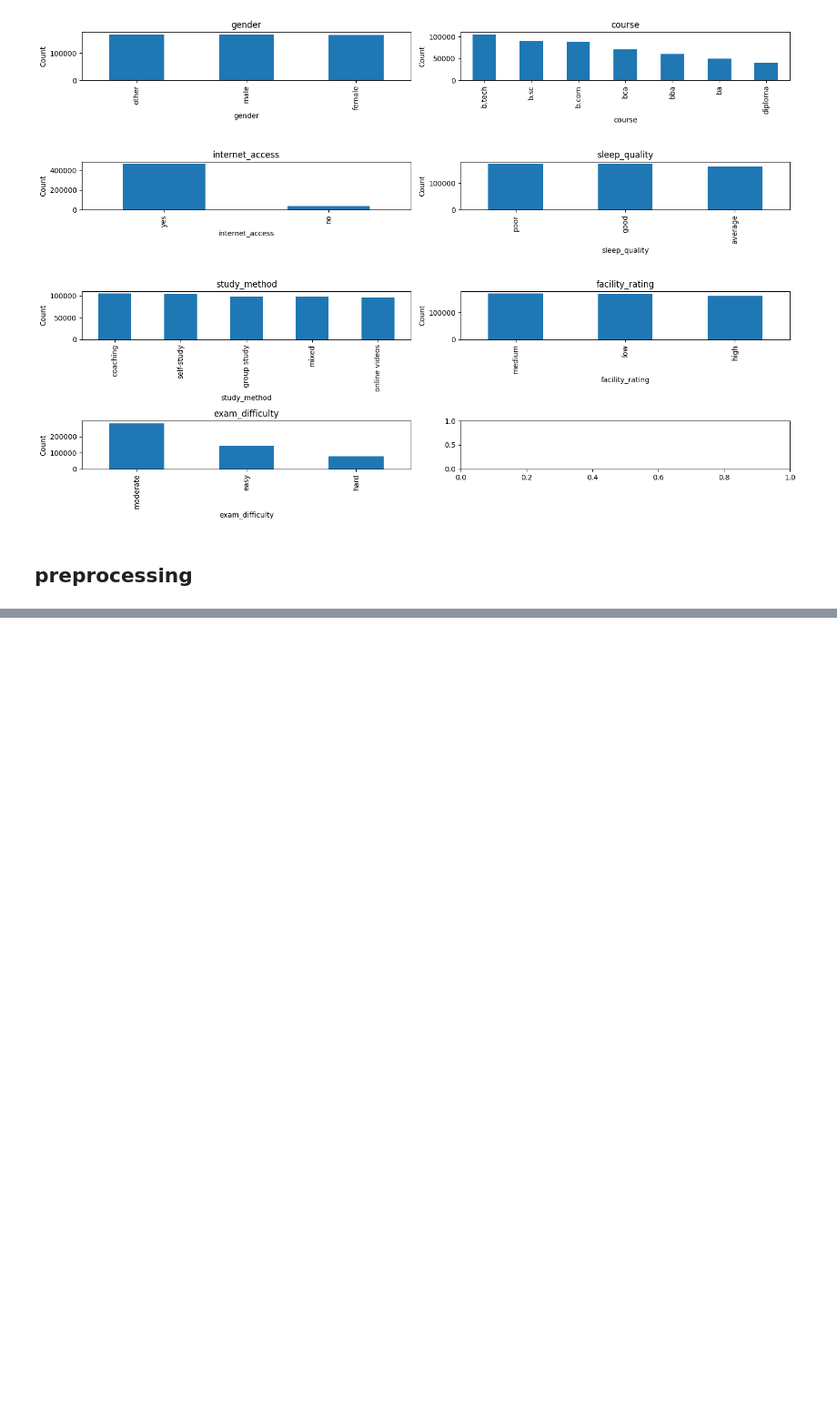
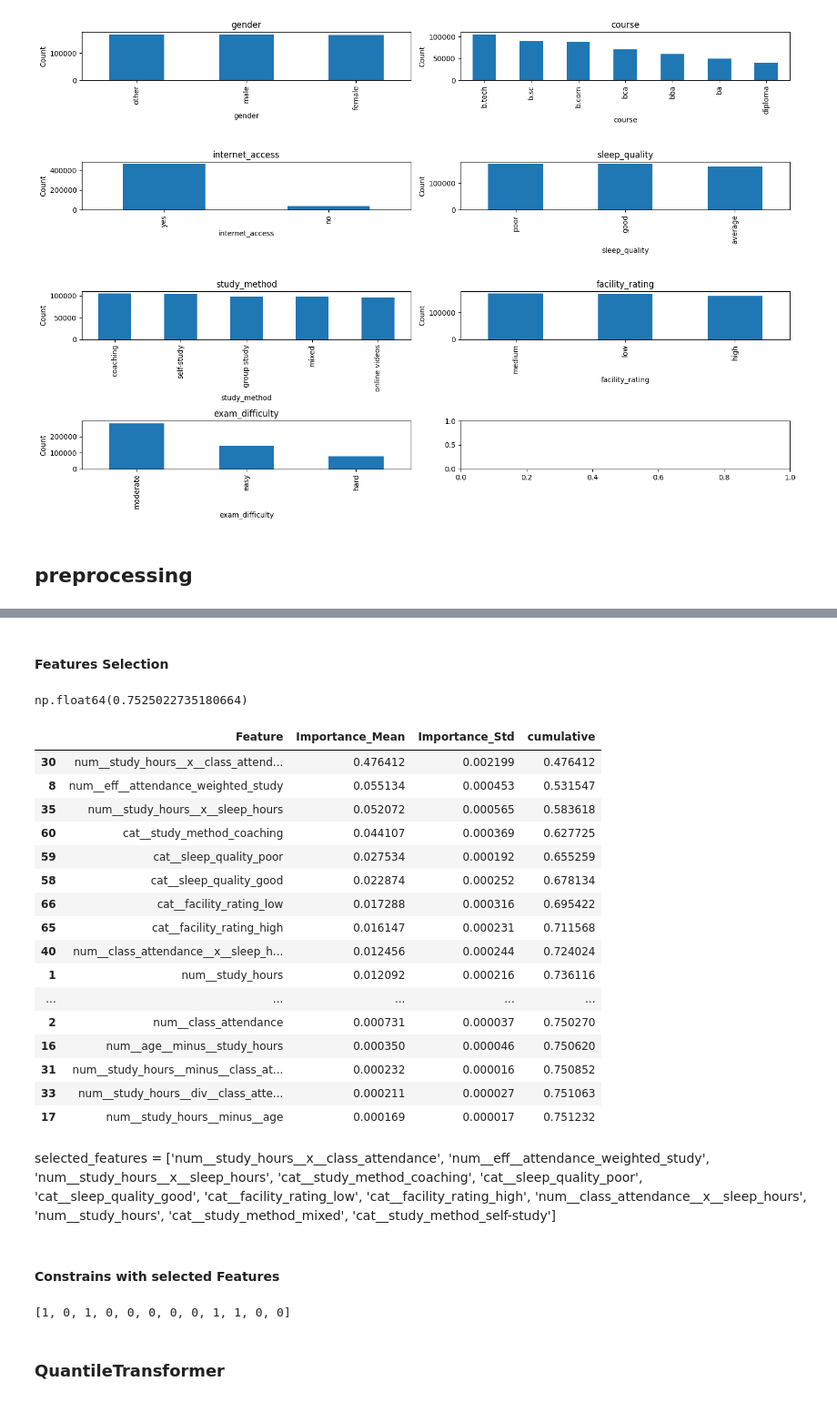
Before and after one commit to BELBINBENORM/my_kaggle_ml_practice, a Jupyter notebook: 26.01.00.Predicting_Student_test_Scores.ipynb, the cells around one changed output, grey strips where cells are left out. Shown at 91% size. Drawn from its saved outputs; the diff is of its cells as text; code cells hidden in the pictures; blank space fills up the shorter version.

```diff
--- a/26.01.00.Predicting_Student_test_Scores.ipynb
+++ b/26.01.00.Predicting_Student_test_Scores.ipynb
@@ -254,0 +318,2 @@ array(['num__age', 'num__study_hours', 'num__class_attendance',
+# %% [markdown]
+#### Features Selection
@@ -254,0 +328,39 @@ array(['num__age', 'num__study_hours', 'num__class_attendance',
+# %%
+total_imp
+# %% [output]
+np.float64(0.7525022735180664)
+# %%
+2perm_imp_sorted.head(20)
+# %% [output]
+|  | Feature | Importance_Mean | Importance_Std | cumulative |
+| 30 | num__study_hours__x__class_attend... | 0.476412 | 0.002199 | 0.476412 |
+| 8 | num__eff__attendance_weighted_study | 0.055134 | 0.000453 | 0.531547 |
+| 35 | num__study_hours__x__sleep_hours | 0.052072 | 0.000565 | 0.583618 |
+| 60 | cat__study_method_coaching | 0.044107 | 0.000369 | 0.627725 |
+| 59 | cat__sleep_quality_poor | 0.027534 | 0.000192 | 0.655259 |
+| 58 | cat__sleep_quality_good | 0.022874 | 0.000252 | 0.678134 |
+| 66 | cat__facility_rating_low | 0.017288 | 0.000316 | 0.695422 |
+| 65 | cat__facility_rating_high | 0.016147 | 0.000231 | 0.711568 |
+| 40 | num__class_attendance__x__sleep_h... | 0.012456 | 0.000244 | 0.724024 |
+| 1 | num__study_hours | 0.012092 | 0.000216 | 0.736116 |
+| ... | ... | ... | ... | ... |
+| 2 | num__class_attendance | 0.000731 | 0.000037 | 0.750270 |
+| 16 | num__age__minus__study_hours | 0.000350 | 0.000046 | 0.750620 |
+| 31 | num__study_hours__minus__class_at... | 0.000232 | 0.000016 | 0.750852 |
+| 33 | num__study_hours__div__class_atte... | 0.000211 | 0.000027 | 0.751063 |
+| 17 | num__study_hours__minus__age | 0.000169 | 0.000017 | 0.751232 |
+# %% [markdown]
+selected_features = ['num__study_hours__x__class_attendance',
+ 'num__eff__attendance_weighted_study',
+ 'num__study_hours__x__sleep_hours',
+ 'cat__study_method_coaching',
+ 'cat__sleep_quality_poor',
+ 'cat__sleep_quality_good',
+ 'cat__facility_rating_low',
+ 'cat__facility_rating_high',
+ 'num__class_attendance__x__sleep_hours',
+ 'num__study_hours',
+ 'cat__study_method_mixed',
+ 'cat__study_method_self-study']
+# %% [markdown]
+#### Constrains with selected Features
@@ -254,0 +380,6 @@ array(['num__age', 'num__study_hours', 'num__class_attendance',
+# %%
+new_constraints
+# %% [output]
+[1, 0, 1, 0, 0, 0, 0, 0, 1, 1, 0, 0]
+# %% [markdown]
+### QuantileTransformer
```
Also changed, not shown: parts of 33 cells of this notebook.
